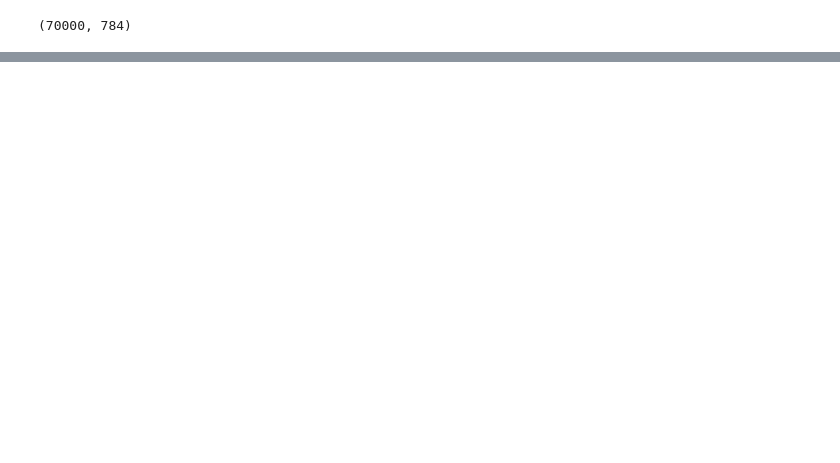
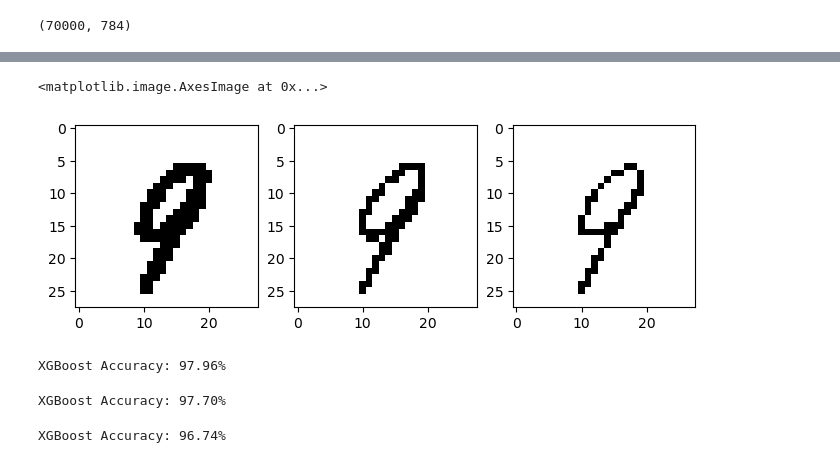
Before and after one commit to Al-Vinci/ML, a Jupyter notebook: MNIST.ipynb, the cells around one changed output, grey strips where cells are left out. Cells and saved outputs as stored; diff of their text form; code cells hidden in the pictures; blank space fills up the shorter version.

```diff
--- a/MNIST.ipynb
+++ b/MNIST.ipynb
@@ -137,0 +391,73 @@ XGBoost Accuracy: 7.90%
+# %%
+# Testar att tolka om bilderna för att se hur varianter av modellen presterar
+omtolkat = X[22]
+omtolkat_2 = np.where(omtolkat > 10, 255, 0)
+omtolkat_3 = np.where(omtolkat > 128, 255, 0)
+omtolkat_4 = np.where(omtolkat > 200, 255, 0)
+
+# Printar ut resultatet av den omtolkade siffran
+fig, axes = plt.subplots(1, 3, figsize=(8, 4))
+axes[0].imshow(omtolkat_2.reshape(28, 28), cmap=plt.get_cmap("binary"))
+axes[1].imshow(omtolkat_3.reshape(28, 28), cmap=plt.get_cmap("binary"))
+axes[2].imshow(omtolkat_4.reshape(28, 28), cmap=plt.get_cmap("binary"))
+# plt.imshow(omtolkat_2.reshape(28, 28), cmap=plt.get_cmap("binary"))
+# %% [output]
+<matplotlib.image.AxesImage at 0x...>
+[figure, added]
+# %%
+# Gör om alla värden som är över 10 till 255 för att "förtjocka" siffran.
+X_train_flat_10 = np.where(X_train_flat > 10, 255, 0)
+X_val_flat_10 = np.where(X_val_flat > 10, 255, 0)
+
+xgb_model_10 = XGBClassifier(
+    n_estimators=200,
+    learning_rate=0.2,
+    max_depth=5,
+    colsample_bytree=0.8,
+    subsample=0.8,
+    eval_metric='mlogloss'
+)
+xgb_model_10.fit(X_train_flat_10, y_train)
+xgb_pred_10 = xgb_model_10.predict(X_val_flat_10)
+xgb_acc_10 = accuracy_score(y_val, xgb_pred_10)
+print(f'XGBoost Accuracy: {xgb_acc_10 * 100:.2f}%')
+# %% [output]
+XGBoost Accuracy: 97.96%
+# %%
+# Gör om alla värden som är över 128 till 255 för att strukturera om siffran, tränar om och testar modellen på validering.
+X_train_flat_128 = np.where(X_train_flat > 128, 255, 0)
+X_val_flat_128 = np.where(X_val_flat > 128, 255, 0)
+
+xgb_model_128 = XGBClassifier(
+    n_estimators=200,
+    learning_rate=0.2,
+    max_depth=5,
+    colsample_bytree=0.8,
+    subsample=0.8,
+    eval_metric='mlogloss'
+)
+xgb_model_128.fit(X_train_flat_128, y_train)
+xgb_pred_128 = xgb_model_128.predict(X_val_flat_128)
+xgb_acc_128 = accuracy_score(y_val, xgb_pred_128)
+print(f'XGBoost Accuracy: {xgb_acc_128 * 100:.2f}%')
+# %% [output]
+XGBoost Accuracy: 97.70%
+# %%
+# Gör om alla värden som är över 200 till 255 för att "förtunna" siffran, tränar om och testar modellen på validering
+X_train_flat_200 = np.where(X_train_flat > 200, 255, 0)
+X_val_flat_200 = np.where(X_val_flat > 200, 255, 0)
+
+xgb_model_200 = XGBClassifier(
+    n_estimators=grid_search.best_params_["n_estimators"],
+    learning_rate=grid_search.best_params_["learning_rate"],
+    max_depth=grid_search.best_params_["max_depth"],
+    colsample_bytree=grid_search.best_params_["colsample_bytree"],
+    subsample=grid_search.best_params_["subsample"],
+    eval_metric='mlogloss'
+)
+xgb_model_200.fit(X_train_flat_200, y_train)
+xgb_pred_200 = xgb_model_200.predict(X_val_flat_200)
+xgb_acc_200 = accuracy_score(y_val, xgb_pred_200)
+print(f'XGBoost Accuracy: {xgb_acc_200 * 100:.2f}%')
+# %% [output]
+XGBoost Accuracy: 96.74%
```
Also changed, not shown: parts of 32 cells of this notebook, 6 other files.
